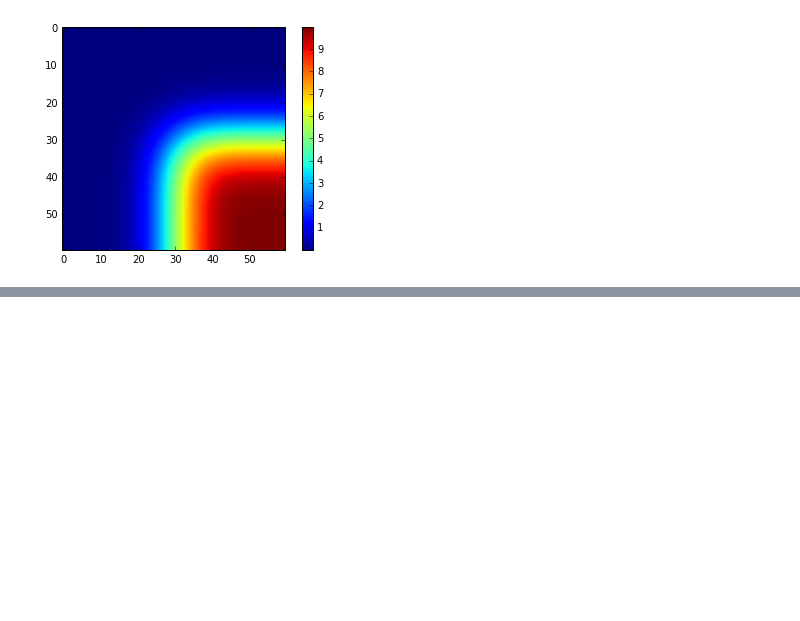
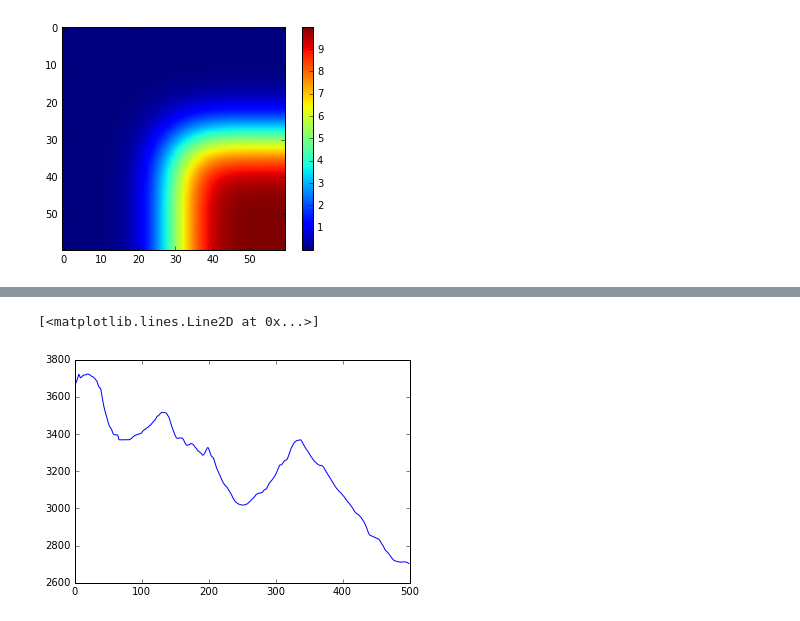
Before and after one commit to csdms/csdms-carpentry, a Jupyter notebook: lessons/python/diffusion2D.ipynb, the cells around one changed output, grey strips where cells are left out. Saved outputs shown, nothing was run; the diff lists cells and outputs as text; code cells hidden in the pictures; blank space fills up the shorter version.

```diff
--- a/lessons/python/diffusion2D.ipynb
+++ b/lessons/python/diffusion2D.ipynb
@@ -99,0 +163,7 @@ dx
+# %%
+profile = topo[420,:]
+
+plt.plot(profile)
+# %% [output]
+[<matplotlib.lines.Line2D at 0x...>]
+[figure, added]
```
Also changed, not shown: parts of 24 cells of this notebook, 1 other file.
